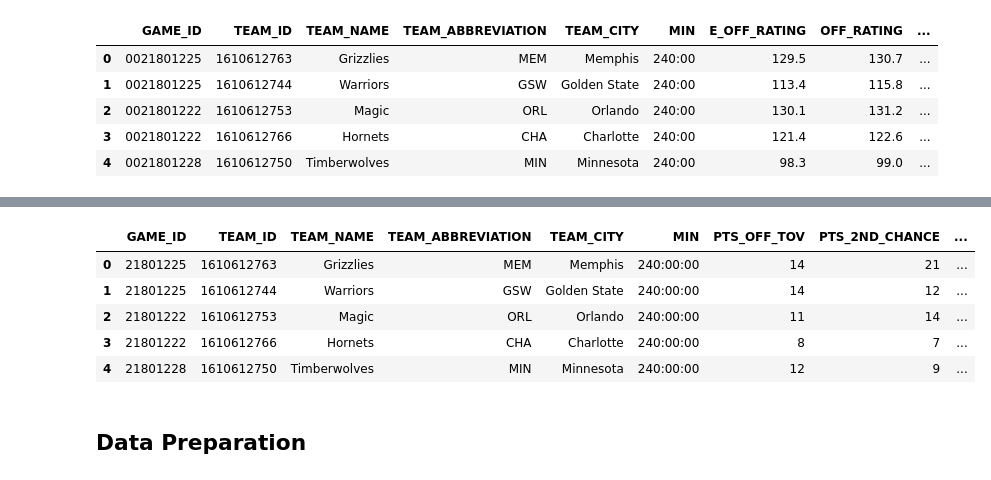
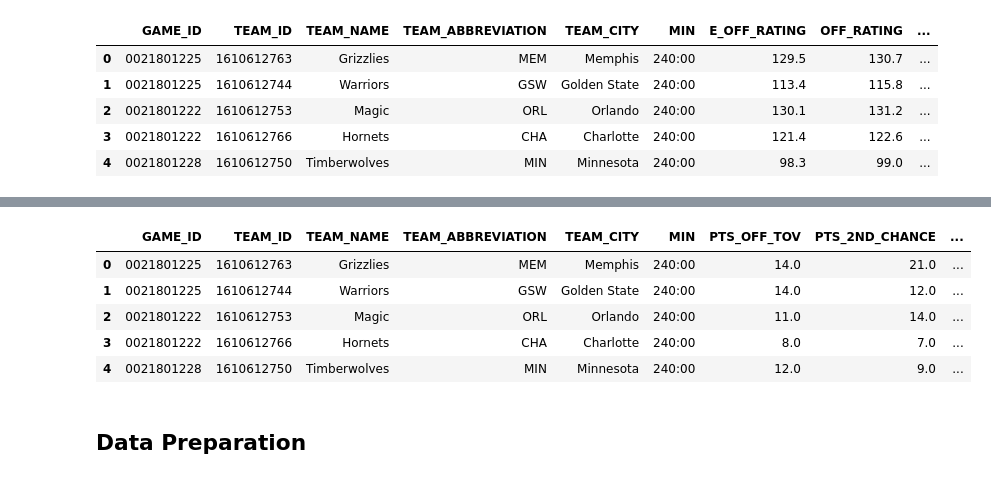
Before and after one commit to alicetsai1020/Off_v_Def_Play, a Jupyter notebook: draft.ipynb, the cells around one changed output, grey strips where cells are left out. Saved outputs shown, nothing was run; the diff lists cells and outputs as text; code cells hidden in the pictures.

```diff
--- a/draft.ipynb
+++ b/draft.ipynb
@@ -80,16 +112,16 @@ boxscorefourfactor = game_log_subset.set_index(['GAME_ID', 'TEAM_ID']).join(
 # %%
 #2018-19 Regular season miscellaneous box score game stats
-boxscoremiscv2 = pd.read_csv('data/boxscoremiscv2.csv', dtype=data_type_dict)
+boxscoremisc = pd.read_csv('data/boxscoremiscv2.csv', dtype=data_type_dict)
 #dtype parameter added to preserve leading zeros for GAME_IDs
-boxscoremiscv2.head()
+boxscoremisc.head()
 #this dataset for reference only
 # %% [output]
 |  | GAME_ID | TEAM_ID | TEAM_NAME | TEAM_ABBREVIATION | TEAM_CITY | MIN | PTS_OFF_TOV | PTS_2ND_CHANCE | ... |
-| 0 | 21801225 | 1610612763 | Grizzlies | MEM | Memphis | 240:00:00 | 14 | 21 | ... |
-| 1 | 21801225 | 1610612744 | Warriors | GSW | Golden State | 240:00:00 | 14 | 12 | ... |
-| 2 | 21801222 | 1610612753 | Magic | ORL | Orlando | 240:00:00 | 11 | 14 | ... |
-| 3 | 21801222 | 1610612766 | Hornets | CHA | Charlotte | 240:00:00 | 8 | 7 | ... |
-| 4 | 21801228 | 1610612750 | Timberwolves | MIN | Minnesota | 240:00:00 | 12 | 9 | ... |
+| 0 | 0021801225 | 1610612763 | Grizzlies | MEM | Memphis | 240:00 | 14.0 | 21.0 | ... |
+| 1 | 0021801225 | 1610612744 | Warriors | GSW | Golden State | 240:00 | 14.0 | 12.0 | ... |
+| 2 | 0021801222 | 1610612753 | Magic | ORL | Orlando | 240:00 | 11.0 | 14.0 | ... |
+| 3 | 0021801222 | 1610612766 | Hornets | CHA | Charlotte | 240:00 | 8.0 | 7.0 | ... |
+| 4 | 0021801228 | 1610612750 | Timberwolves | MIN | Minnesota | 240:00 | 12.0 | 9.0 | ... |
 # %% [markdown]
 ## Data Preparation <a name="paragraph2"></a>
 # %%
```
Also changed, not shown: parts of 22 cells of this notebook.
